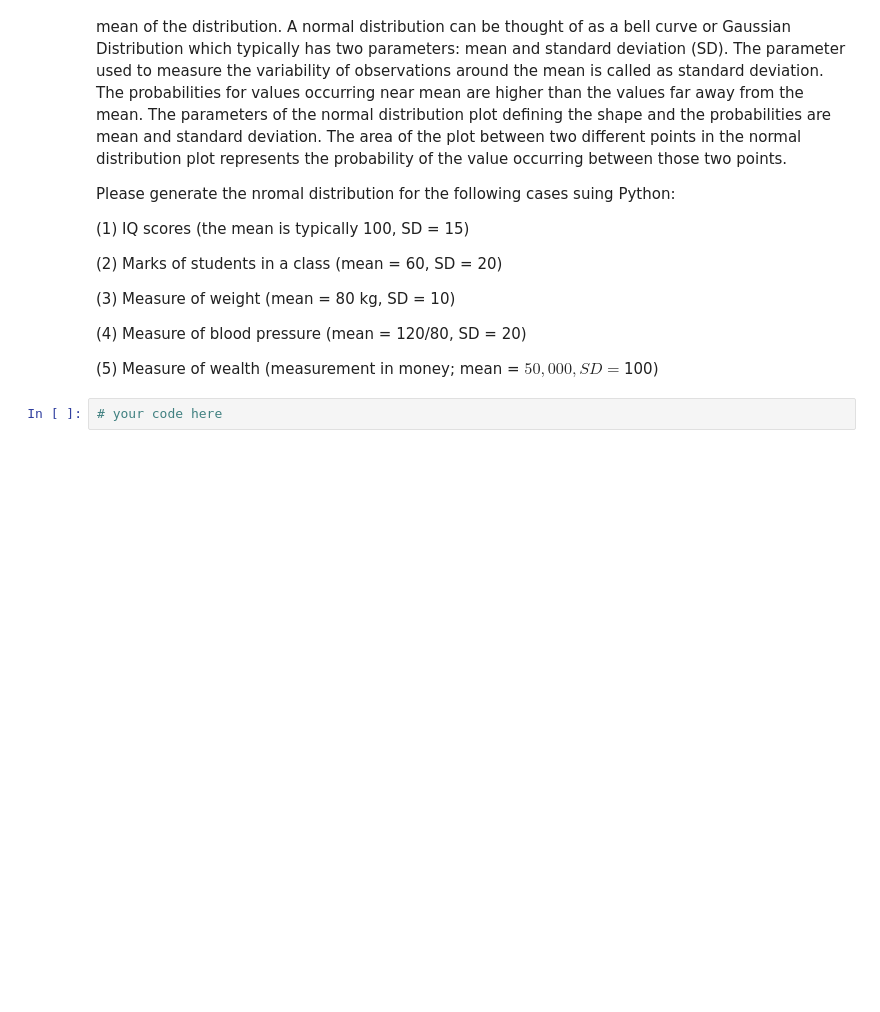
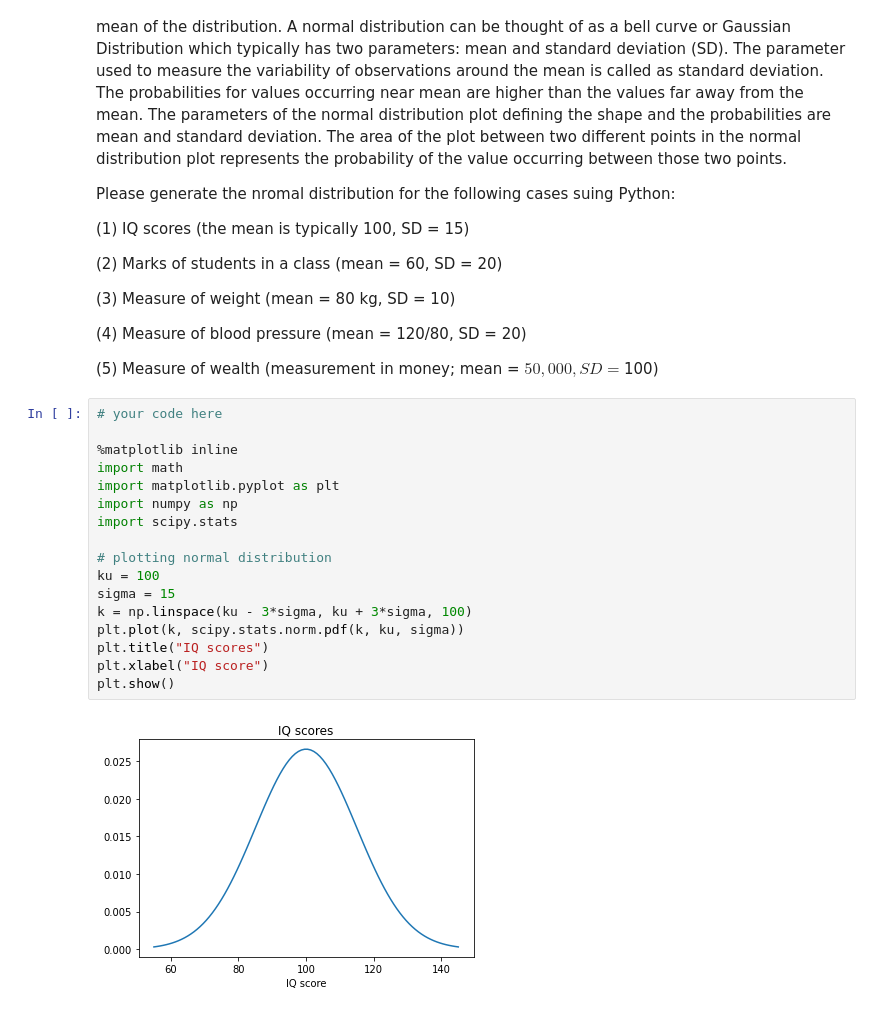
Before and after one commit to nikhil1029/Nikhil_INFO5502_Spring2022, a Jupyter notebook: Assignment_10.ipynb, the cells around one changed output. Cells and saved outputs as stored; diff of their text form; blank space fills up the shorter version.

```diff
--- a/Assignment_10.ipynb
+++ b/Assignment_10.ipynb
@@ -32,5 +109,22 @@ Please generate the nromal distribution for the following cases suing Python:
 (4) Measure of blood pressure (mean = 120/80, SD = 20)
 
 (5) Measure of wealth (measurement in money; mean = $50,000 , SD = $100)
-# %%
-# your code here
+# %%
+# your code here
+
+%matplotlib inline
+import math
+import matplotlib.pyplot as plt
+import numpy as np
+import scipy.stats
+
+# plotting normal distribution
+ku = 100
+sigma = 15
+k = np.linspace(ku - 3*sigma, ku + 3*sigma, 100)
+plt.plot(k, scipy.stats.norm.pdf(k, ku, sigma))
+plt.title("IQ scores")
+plt.xlabel("IQ score")
+plt.show()
+# %% [output]
+[figure, added]
```
Also changed, not shown: parts of 10 cells of this notebook.
